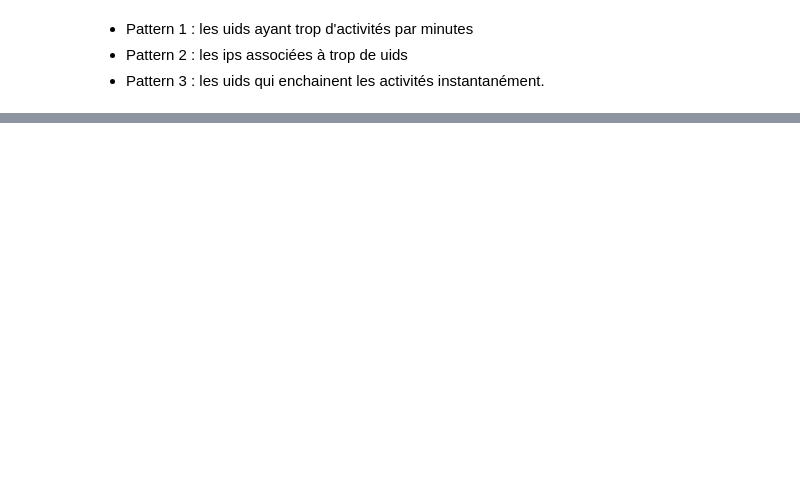
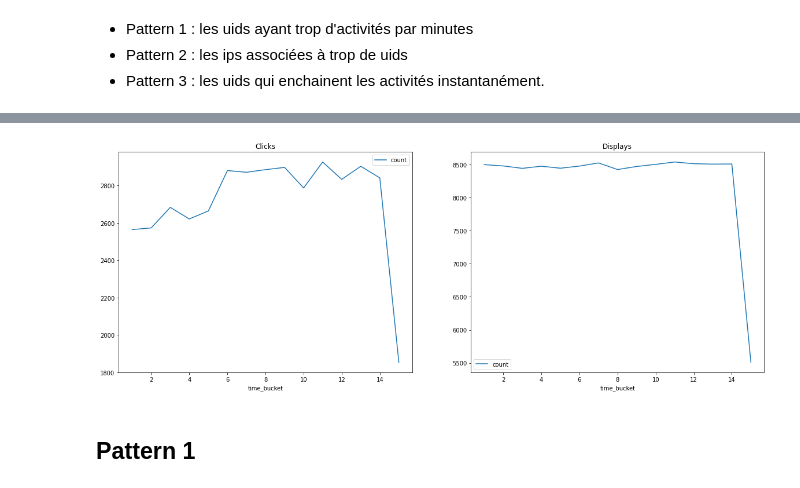
Before and after one commit to vesran/AdFraud-detector, a Jupyter notebook: analysis/Analysis.ipynb, the cells around one changed output, grey strips where cells are left out. Cells and saved outputs as stored; diff of their text form; code cells hidden in the pictures; blank space fills up the shorter version.

Commit message:
3 patterns

```diff
--- a/analysis/Analysis.ipynb
+++ b/analysis/Analysis.ipynb
@@ -291,0 +111,15 @@ CTR_by_window(out, window_size=1)
+# %%
+def plot_click_display(df):
+    type_counts = df.groupby(['time_bucket', 'eventType']).count().reset_index()[['time_bucket', 'eventType', 'uid']].rename({'uid': 'count'}, axis=1)
+
+    _, ax = plt.subplots(1, 2, figsize=(20, 7))
+    type_counts[type_counts.eventType == 'click'].plot(kind='line', x='time_bucket', y='count', ax=ax[0])
+    type_counts[type_counts.eventType == 'display'].plot(kind='line', x='time_bucket', y='count', ax=ax[1])
+    ax[0].set_title('Clicks')
+    ax[1].set_title('Displays');
+
+plot_click_display(df)
+# %% [output]
+[figure, added]
+# %% [markdown]
+## Pattern 1
```
Also changed, not shown: parts of 64 cells of this notebook.
